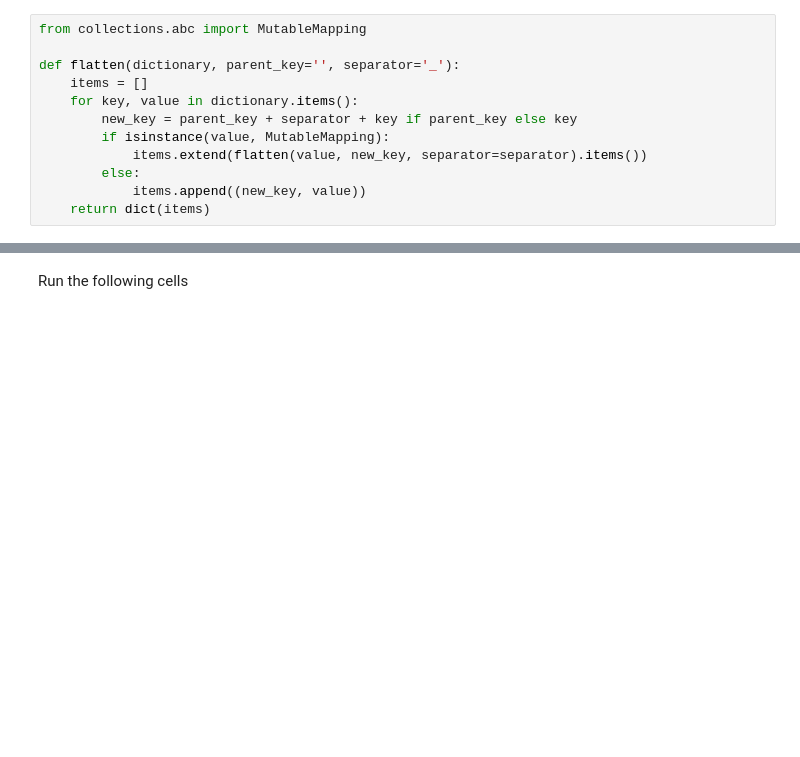
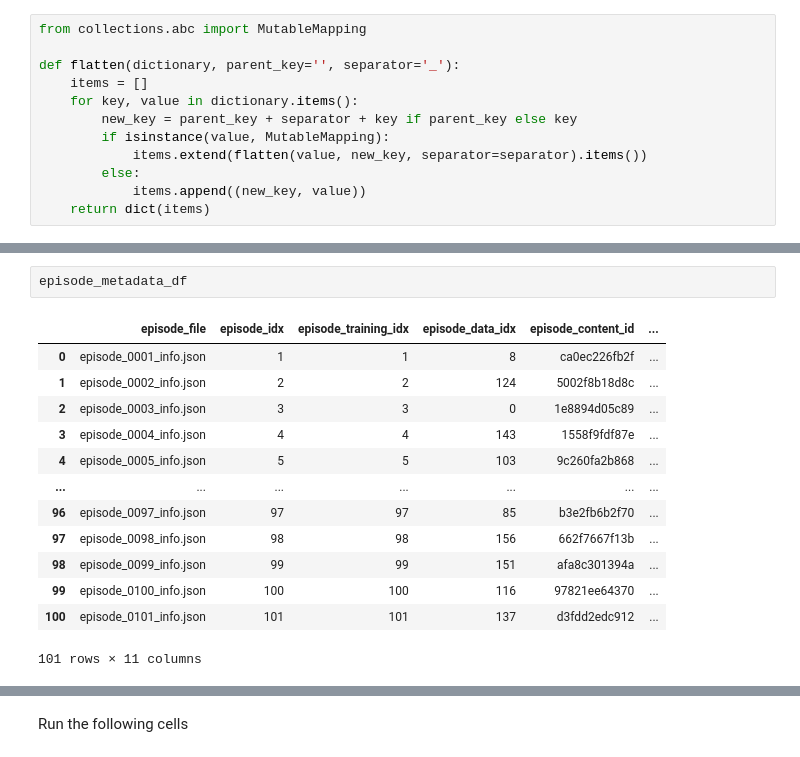
Before and after one commit to mmmmmm44/AdversarialSMControl, a Jupyter notebook: evaluation.ipynb, the cells around one changed output, grey strips where cells are left out. Saved outputs shown, nothing was run; the diff lists cells and outputs as text; blank space fills up the shorter version.

```diff
--- a/evaluation.ipynb
+++ b/evaluation.ipynb
@@ -176,3 +199,19 @@ if episode_info_folder.exists():
+# %%
+episode_metadata_df
+# %% [output]
+|  | episode_file | episode_idx | episode_training_idx | episode_data_idx | episode_content_id | ... |
+| 0 | episode_0001_info.json | 1 | 1 | 8 | ca0ec226fb2f | ... |
+| 1 | episode_0002_info.json | 2 | 2 | 124 | 5002f8b18d8c | ... |
+| 2 | episode_0003_info.json | 3 | 3 | 0 | 1e8894d05c89 | ... |
+| 3 | episode_0004_info.json | 4 | 4 | 143 | 1558f9fdf87e | ... |
+| 4 | episode_0005_info.json | 5 | 5 | 103 | 9c260fa2b868 | ... |
+| ... | ... | ... | ... | ... | ... | ... |
+| 96 | episode_0097_info.json | 97 | 97 | 85 | b3e2fb6b2f70 | ... |
+| 97 | episode_0098_info.json | 98 | 98 | 156 | 662f7667f13b | ... |
+| 98 | episode_0099_info.json | 99 | 99 | 151 | afa8c301394a | ... |
+| 99 | episode_0100_info.json | 100 | 100 | 116 | 97821ee64370 | ... |
+| 100 | episode_0101_info.json | 101 | 101 | 137 | d3fdd2edc912 | ... |
+101 rows × 11 columns
 # %%
 episode_info_dfs[0]
 # %% [output]
```
Also changed, not shown: parts of 14 cells of this notebook, 4 other files.
